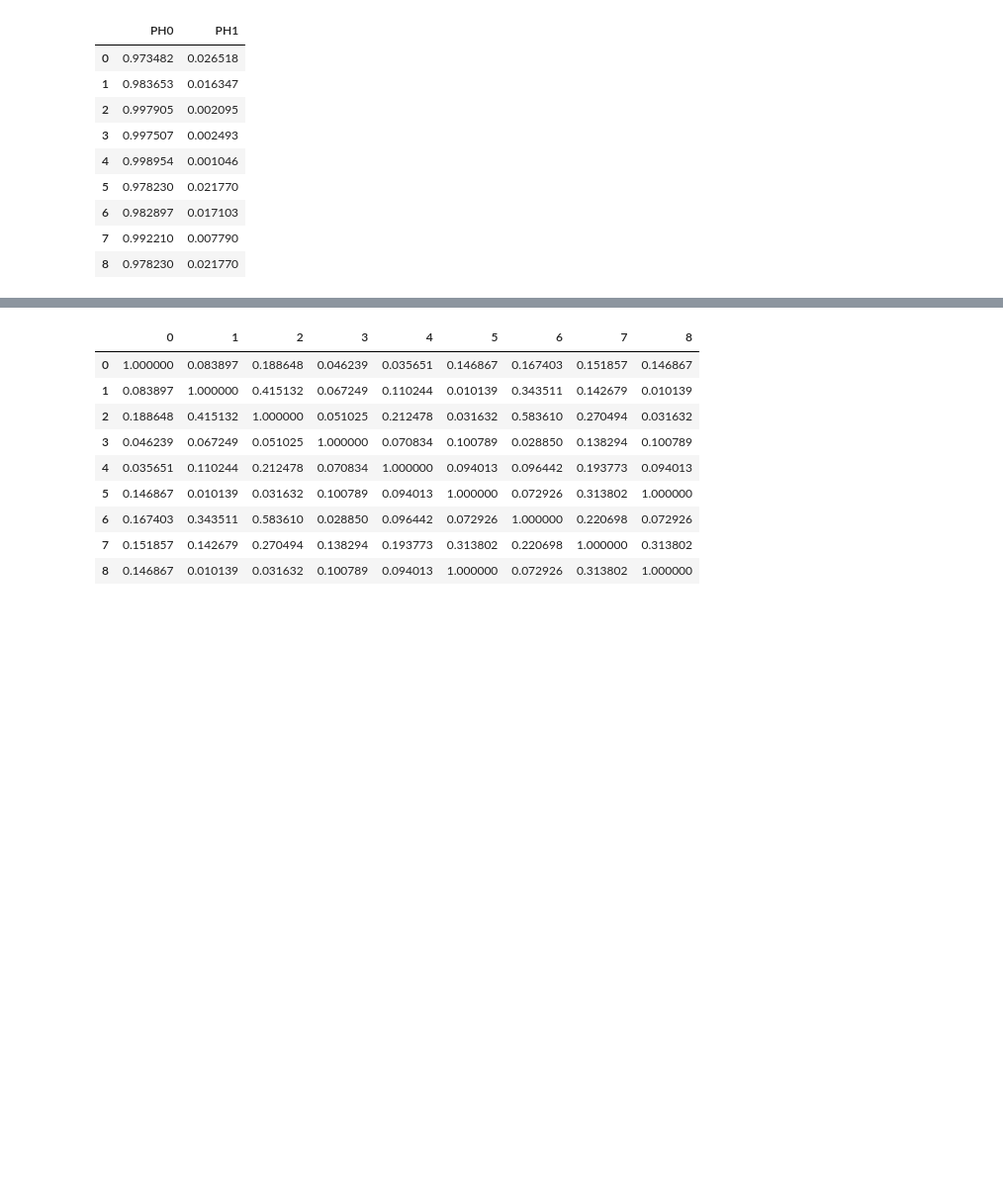
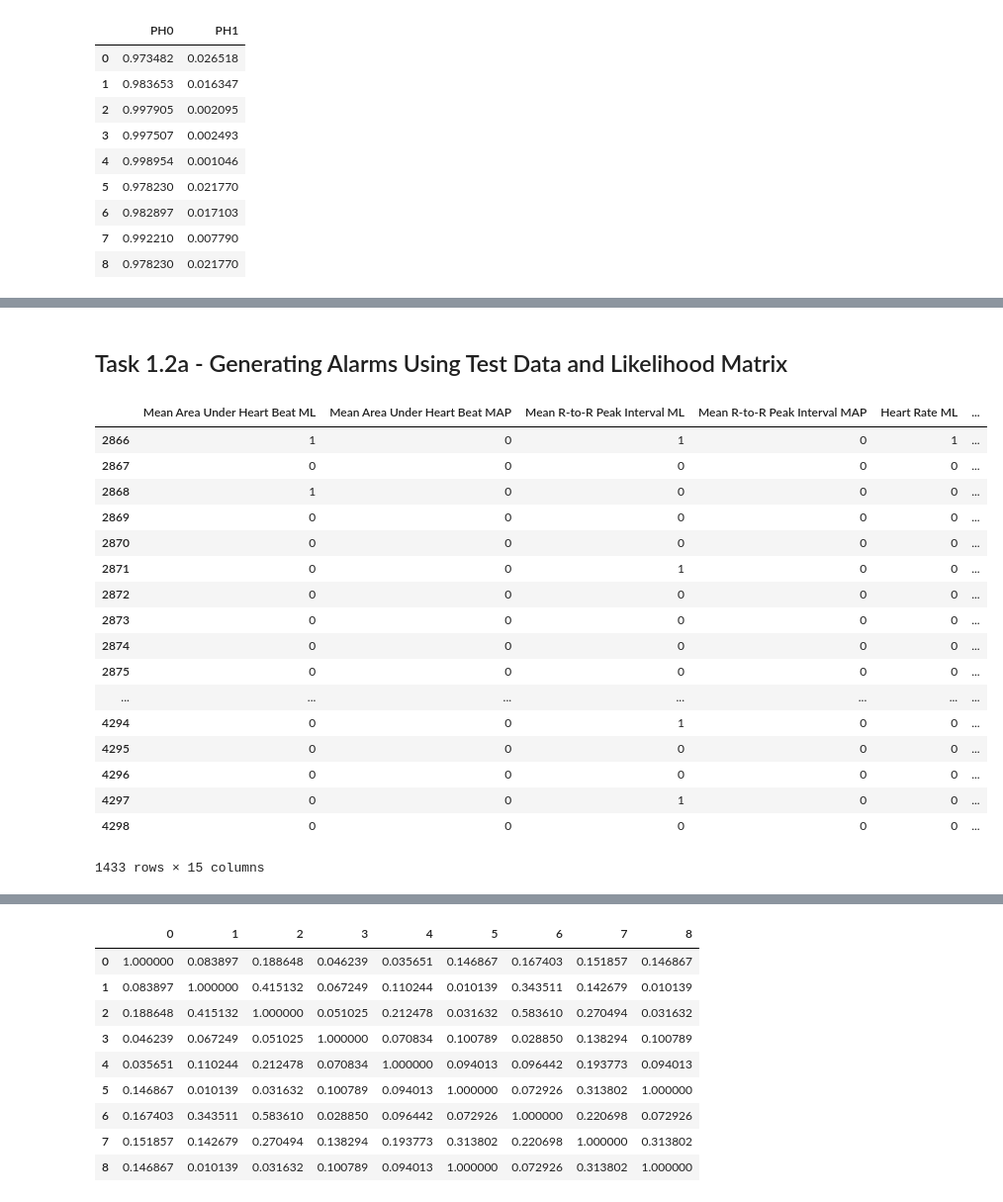
Before and after one commit to rahulsurti97/hospital_research, a Jupyter notebook: final_project.ipynb, the cells around one changed output, grey strips where cells are left out. Shown at 99% size. Cells and saved outputs as stored; diff of their text form; code cells hidden in the pictures; blank space fills up the shorter version.

```diff
--- a/final_project.ipynb
+++ b/final_project.ipynb
@@ -61,16 +67,11 @@ for df in patient_data:
 # %%
 prior_probabilities = pd.DataFrame(columns=['PH0', 'PH1'])
 
-for i in range(9):
-    PH1 = train_data[i]['Golden Alarms'].sum() / len(train_data[i]['Golden Alarms'])
+for i, patient in enumerate(train_data):
+    PH1 = patient['Golden Alarms'].sum() / len(patient['Golden Alarms'])
     PH0 = 1 - PH1
     prior_probabilities.loc[i] = [PH0, PH1]
 
-# for index, df in enumerate(train_data):
-#     PH1 = df['Golden Alarms'].sum() / len(df['Golden Alarms'])
-#     PH0 = 1 - PH1
-#     print('Patient %d \tP(H0): %f \tP(H1): %f' % (index, PH0, PH1))
-
 prior_probabilities
 # %% [output]
 |  | PH0 | PH1 |
@@ -86,7 +91,4 @@ prior_probabilities
 # %%
-df = train_data[0]
-df = df[df['Golden Alarms'] == 1]
-
 # 9 x 6 matrix of dataframes
 likelihood_matrix = []
 
@@ -175,3 +296,5 @@ df
+# %% [markdown]
+## Task 1.2a - Generating Alarms Using Test Data and Likelihood Matrix
 # %%
 def lookup_MAP(patient_index, feature_index, value):
     df = likelihood_matrix[patient_index][feature_index]['MAP']
@@ -182,9 +305,30 @@ def lookup_ML(patient_index, feature_index, value):
 # %%
 generated_alarms = []
 for patient_index, patient in enumerate(test_data):
     generated_alarms.append(pd.DataFrame())
     for feature_index, feature in enumerate(features):
         df = generated_alarms[patient_index]
         df[['%s ML'  % str(feature)]] = patient[[feature]].applymap(lambda row: lookup_ML(patient_index,feature_index, row))
         df[['%s MAP' % str(feature)]] = patient[[feature]].applymap(lambda row: lookup_MAP(patient_index,feature_index, row))
     df['Golden Alarms'] = patient['Golden Alarms']
+
+display(generated_alarms[0])
+# %% [output]
+|  | Mean Area Under Heart Beat ML | Mean Area Under Heart Beat MAP | Mean R-to-R Peak Interval ML | Mean R-to-R Peak Interval MAP | Heart Rate ML | ... |
+| 2866 | 1 | 0 | 1 | 0 | 1 | ... |
+| 2867 | 0 | 0 | 0 | 0 | 0 | ... |
+| 2868 | 1 | 0 | 0 | 0 | 0 | ... |
+| 2869 | 0 | 0 | 0 | 0 | 0 | ... |
+| 2870 | 0 | 0 | 0 | 0 | 0 | ... |
+| 2871 | 0 | 0 | 1 | 0 | 0 | ... |
+| 2872 | 0 | 0 | 0 | 0 | 0 | ... |
+| 2873 | 0 | 0 | 0 | 0 | 0 | ... |
+| 2874 | 0 | 0 | 0 | 0 | 0 | ... |
+| 2875 | 0 | 0 | 0 | 0 | 0 | ... |
+| ... | ... | ... | ... | ... | ... | ... |
+| 4294 | 0 | 0 | 1 | 0 | 0 | ... |
+| 4295 | 0 | 0 | 0 | 0 | 0 | ... |
+| 4296 | 0 | 0 | 0 | 0 | 0 | ... |
+| 4297 | 0 | 0 | 1 | 0 | 0 | ... |
+| 4298 | 0 | 0 | 0 | 0 | 0 | ... |
+1433 rows × 15 columns
```
Also changed, not shown: parts of 31 cells of this notebook.
